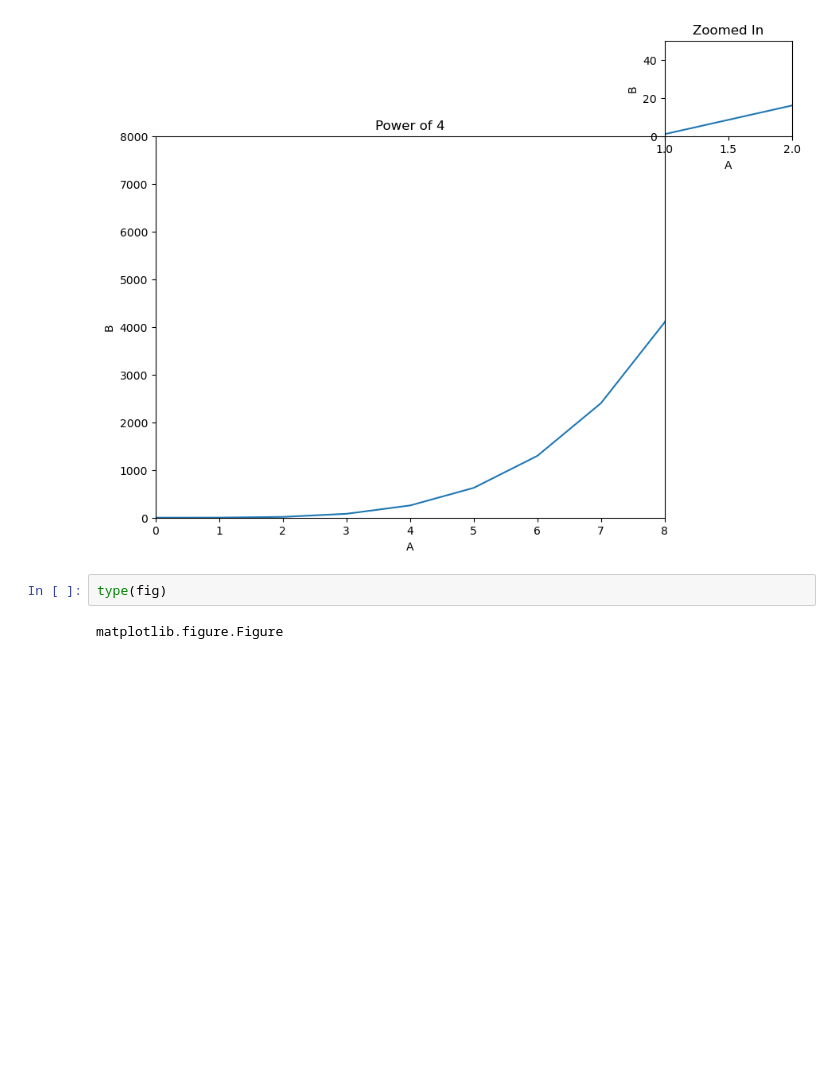
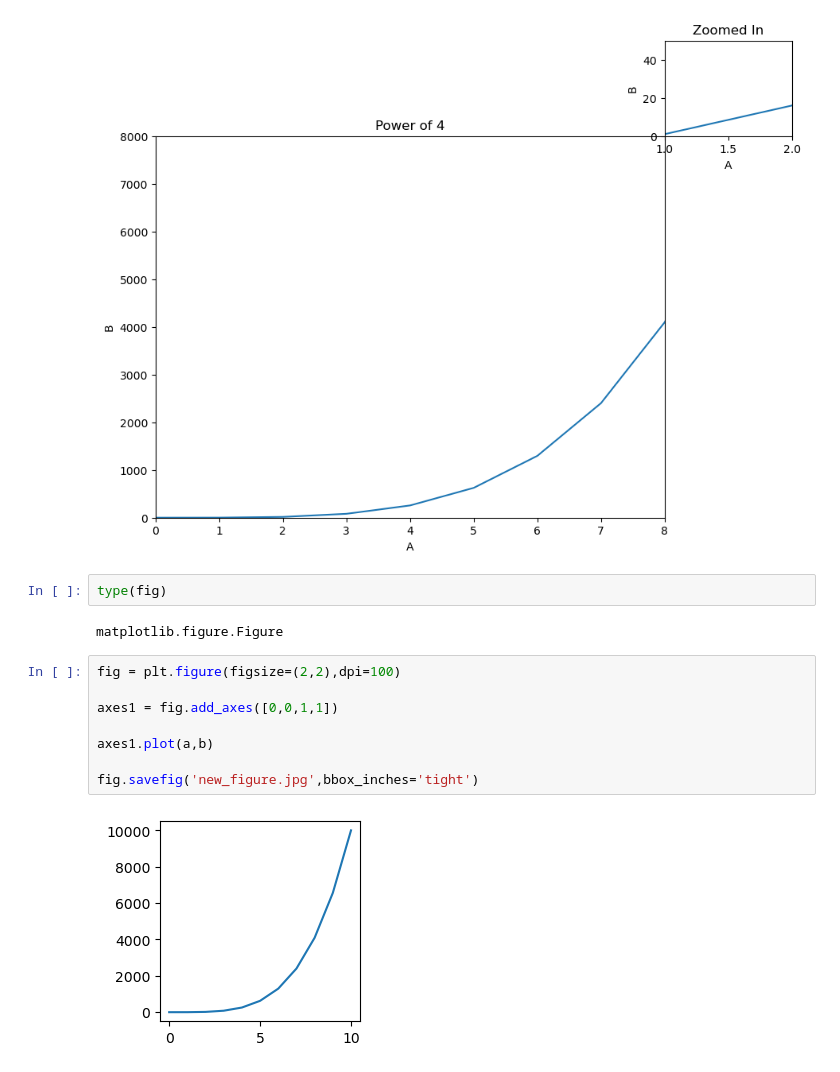
Before and after one commit to matinrnz/Reinforcement-Learning, a Jupyter notebook: RL-practices/practice5-matplotlib.ipynb, the cells around one changed output. Cells and saved outputs as stored; diff of their text form; blank space fills up the shorter version.

```diff
--- a/RL-practices/practice5-matplotlib.ipynb
+++ b/RL-practices/practice5-matplotlib.ipynb
@@ -63,3 +63,13 @@ plt.show()
 type(fig)
 # %% [output]
 matplotlib.figure.Figure
+# %%
+fig = plt.figure(figsize=(2,2),dpi=100)
+
+axes1 = fig.add_axes([0,0,1,1])
+
+axes1.plot(a,b)
+
+fig.savefig('new_figure.jpg',bbox_inches='tight')
+# %% [output]
+[figure, added]
```
Also changed, not shown: 1 other file.
